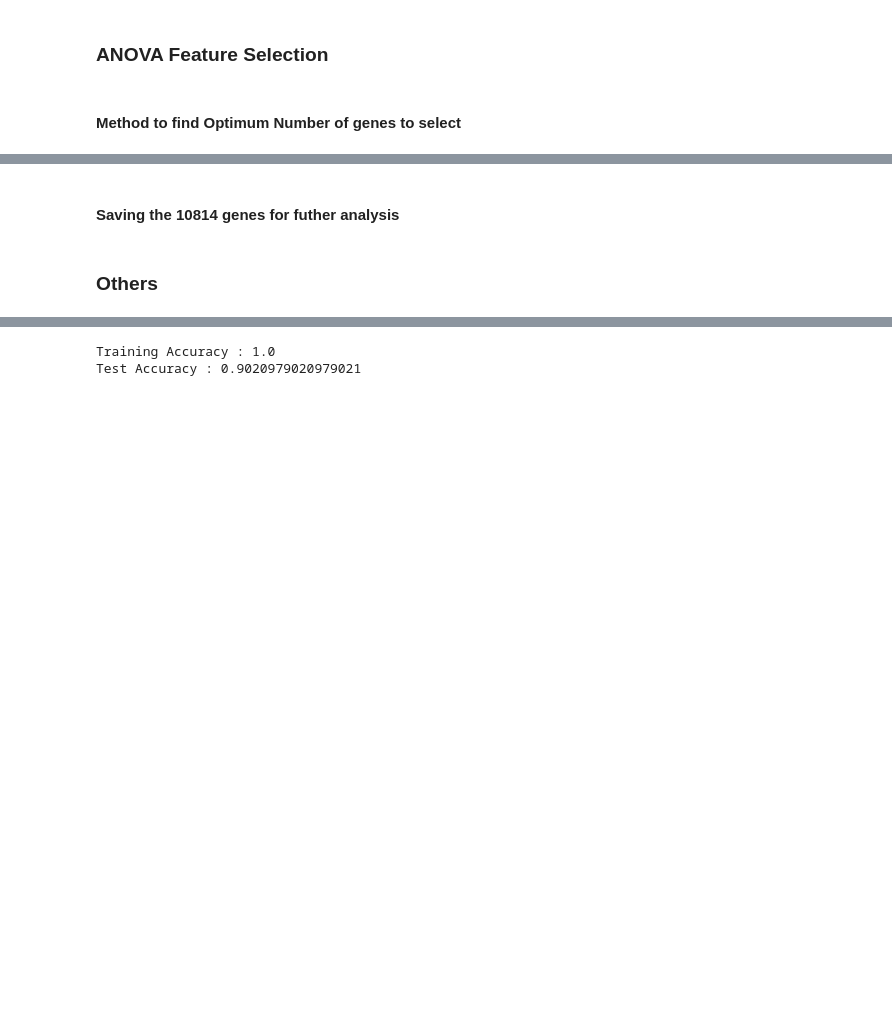
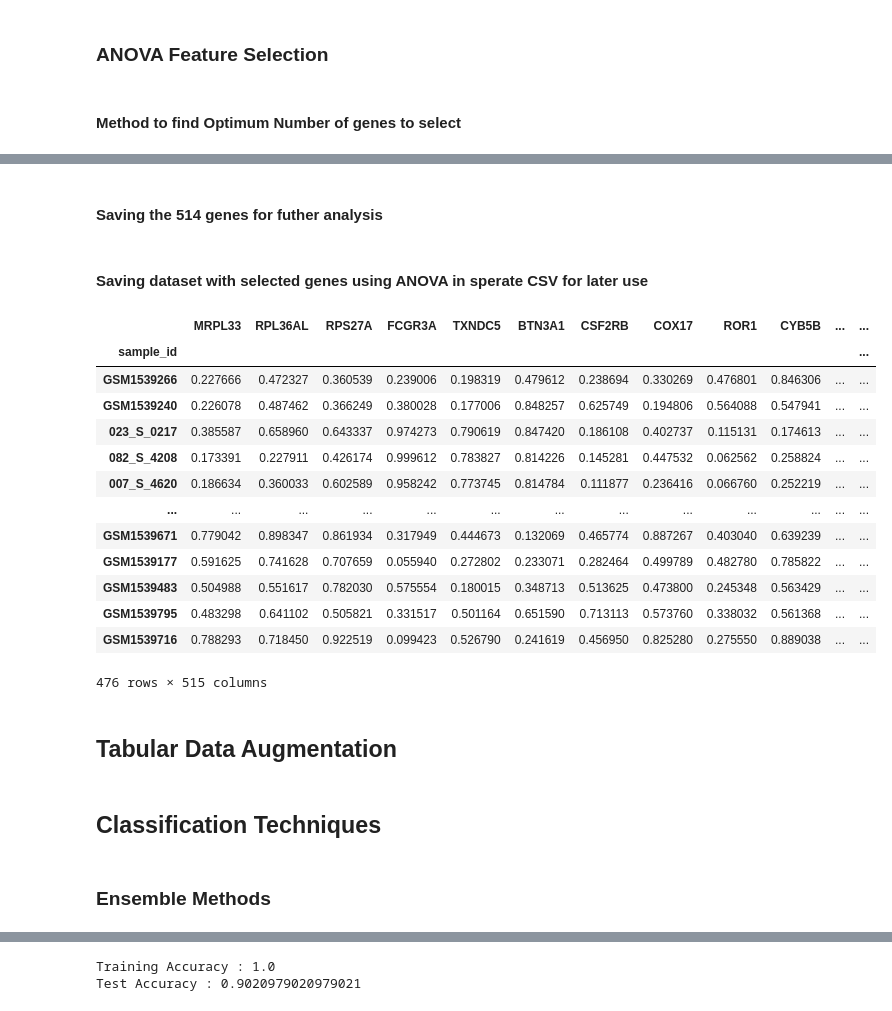
Before and after one commit to f16hari/sop, a Jupyter notebook: Python/Implementation.ipynb, the cells around one changed output, grey strips where cells are left out. Drawn from its saved outputs; the diff is of its cells as text; code cells hidden in the pictures; blank space fills up the shorter version.

```diff
--- a/Python/Implementation.ipynb
+++ b/Python/Implementation.ipynb
@@ -331,5 +352,5 @@ Test Score : 0.9375
 # %% [markdown]
-#### Saving the 10814 genes for futher analysis
+#### Saving the 514 genes for futher analysis
 # %%
 anova_scores = sorted(list(zip(anova_model.scores_, x_train.columns)), reverse=True)
 anova_optimum_genes = []
@@ -341,4 +362,31 @@ with open('ANOVA_Selected_Features.csv', 'w') as f:
     csv_writer = csv.writer(f)
     csv_writer.writerow(anova_optimum_genes)
-# %% [markdown]
-### Others
+# %% [markdown]
+#### Saving dataset with selected genes using ANOVA in sperate CSV for later use
+# %%
+columns_to_select = pd.read_csv("./FeatureSubsets//ANOVA_Selected_Features.csv", header=None).to_numpy()
+columns_to_select = np.append(columns_to_select, "status")
+
+master_dataset_with_anova_optimum_genes = master_dataset[columns_to_select]
+master_dataset_with_anova_optimum_genes.to_csv("../DataSets/master_dataset_anova.csv")
+# %%
+master_dataset_with_anova_optimum_genes
+# %% [output]
+|  | MRPL33 | RPL36AL | RPS27A | FCGR3A | TXNDC5 | BTN3A1 | CSF2RB | COX17 | ROR1 | CYB5B | ... | ... |
+| sample_id |  |  |  |  |  |  |  |  |  |  |  | ... |
+| GSM1539266 | 0.227666 | 0.472327 | 0.360539 | 0.239006 | 0.198319 | 0.479612 | 0.238694 | 0.330269 | 0.476801 | 0.846306 | ... | ... |
+| GSM1539240 | 0.226078 | 0.487462 | 0.366249 | 0.380028 | 0.177006 | 0.848257 | 0.625749 | 0.194806 | 0.564088 | 0.547941 | ... | ... |
+| 023_S_0217 | 0.385587 | 0.658960 | 0.643337 | 0.974273 | 0.790619 | 0.847420 | 0.186108 | 0.402737 | 0.115131 | 0.174613 | ... | ... |
+| 082_S_4208 | 0.173391 | 0.227911 | 0.426174 | 0.999612 | 0.783827 | 0.814226 | 0.145281 | 0.447532 | 0.062562 | 0.258824 | ... | ... |
+| 007_S_4620 | 0.186634 | 0.360033 | 0.602589 | 0.958242 | 0.773745 | 0.814784 | 0.111877 | 0.236416 | 0.066760 | 0.252219 | ... | ... |
+| ... | ... | ... | ... | ... | ... | ... | ... | ... | ... | ... | ... | ... |
+| GSM1539671 | 0.779042 | 0.898347 | 0.861934 | 0.317949 | 0.444673 | 0.132069 | 0.465774 | 0.887267 | 0.403040 | 0.639239 | ... | ... |
+| GSM1539177 | 0.591625 | 0.741628 | 0.707659 | 0.055940 | 0.272802 | 0.233071 | 0.282464 | 0.499789 | 0.482780 | 0.785822 | ... | ... |
+| GSM1539483 | 0.504988 | 0.551617 | 0.782030 | 0.575554 | 0.180015 | 0.348713 | 0.513625 | 0.473800 | 0.245348 | 0.563429 | ... | ... |
+| GSM1539795 | 0.483298 | 0.641102 | 0.505821 | 0.331517 | 0.501164 | 0.651590 | 0.713113 | 0.573760 | 0.338032 | 0.561368 | ... | ... |
+| GSM1539716 | 0.788293 | 0.718450 | 0.922519 | 0.099423 | 0.526790 | 0.241619 | 0.456950 | 0.825280 | 0.275550 | 0.889038 | ... | ... |
+476 rows × 515 columns
+# %% [markdown]
+## Tabular Data Augmentation
+# %% [markdown]
+## Classification Techniques
@@ -345,3 +399,5 @@ with open('ANOVA_Selected_Features.csv', 'w') as f:
+# %% [markdown]
+### Ensemble Methods
 # %%
 model = RandomForestClassifier(n_estimators=100)
 
```
Also changed, not shown: parts of 16 cells of this notebook, 12 other files.
